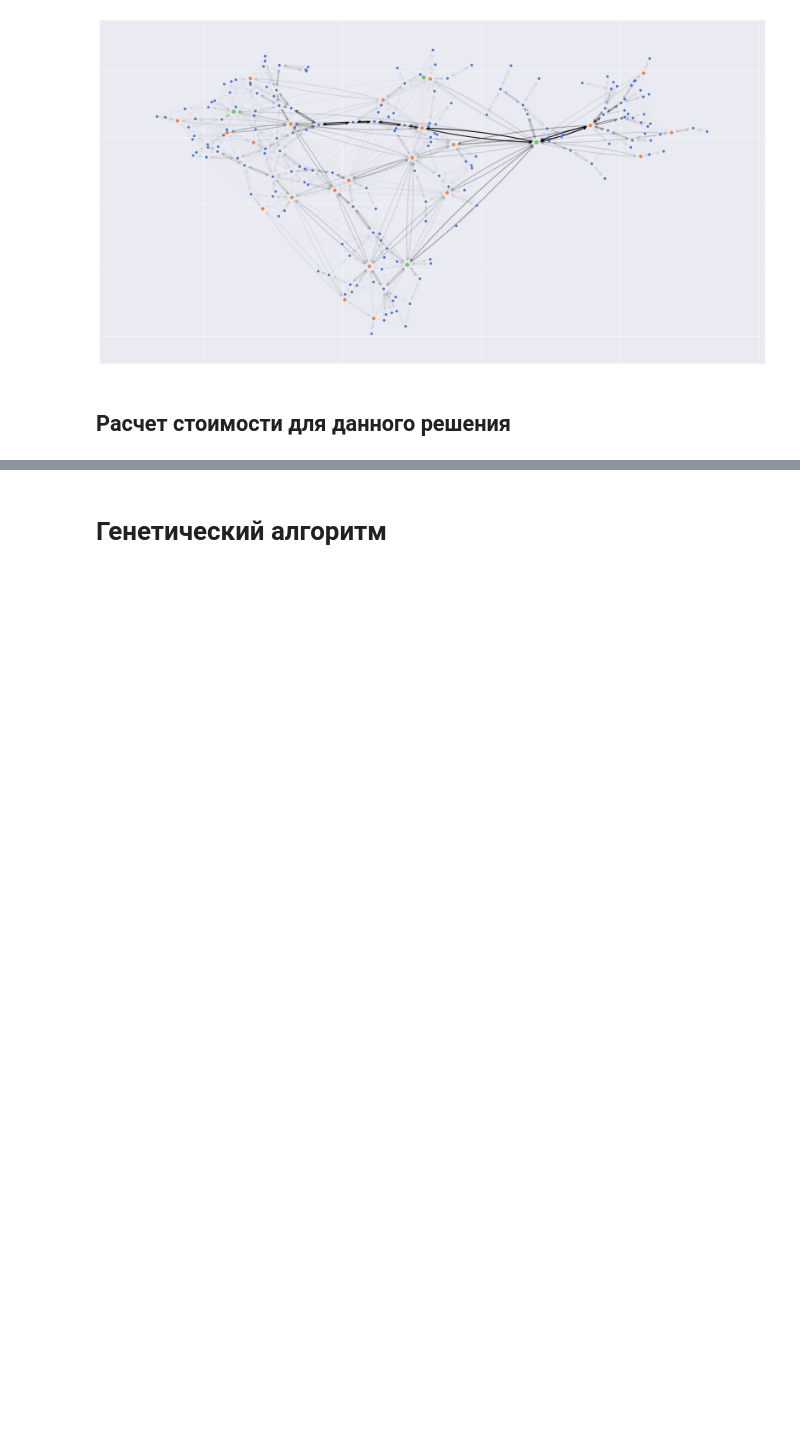
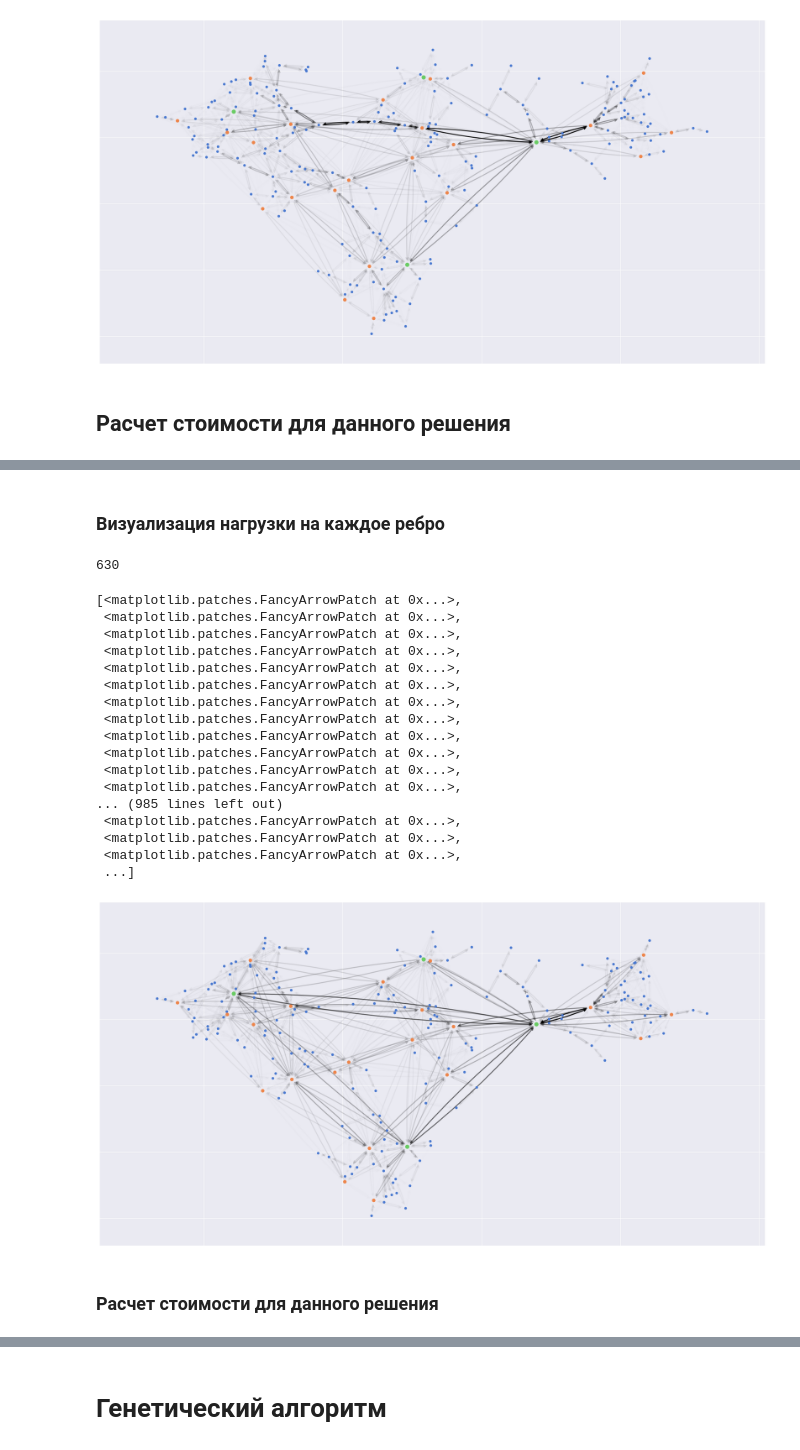
Before and after one commit to roknyazev/dp, a Jupyter notebook: genetic.ipynb, the cells around one changed output, grey strips where cells are left out. Cells and saved outputs as stored; diff of their text form; code cells hidden in the pictures; blank space fills up the shorter version.

```diff
--- a/genetic.ipynb
+++ b/genetic.ipynb
@@ -219,7 +221,7 @@ greedy_payload = dict(zip(G.edges, [0] * len(G.edges)))
 paths = []
 used_edges = []
 i = 0
-greedy_part = 0.1
+greedy_part = 0.5
 for order in tqdm(orders):
     order_prices = {}
     for edge, payload in greedy_payload.items():
@@ -324,0 +331,31 @@ Price:  14733.225238490842
+# %%
+paths = [nx.shortest_path(G, x[0], x[1], 'dist') for x in tqdm(orders)]
+orders_paths = dict(zip(orders, paths))
+used_edges = list(chain(*[edges_from_path(x) for x in tqdm(paths)]))
+
+used_edges_payload = Counter(used_edges)
+
+paths_final = []
+used_edges_final = []
+for order, path in tqdm(orders_paths.items()):
+    for edge in edges_from_path(path):
+        used_edges_payload[edge] -= 1
+    order_price_on_edges = {}
+    for edge, payload in used_edges_payload.items():
+        edge_attributes = G[edge[0]][edge[1]]
+        predicted_price = graph.calc_price(edge_attributes['type'], edge_attributes['dist'], payload + 1)
+        actual_price = graph.calc_price(edge_attributes['type'], edge_attributes['dist'], payload)
+        order_price_on_edge = predicted_price - actual_price
+        order_price_on_edges[edge] = order_price_on_edge
+
+    nx.set_edge_attributes(G, order_price_on_edges, 'greedy_price2')
+    path = nx.shortest_path(G, order[0], order[1], 'greedy_price2')
+    paths_final.append(path)
+    path_edges = edges_from_path(path)
+    for edge in path_edges:
+        used_edges_payload[edge] += 1
+        used_edges_final.append(edge)
+
+print('Used edges count: ', len(used_edges_final))
+used_edges_payload_final = Counter(used_edges_final)
+used_edges_payload_final
@@ -324,0 +381,34 @@ Price:  14733.225238490842
+# %% [markdown]
+### Визуализация нагрузки на каждое ребро
+# %%
+edge_colors = {}
+max_edges_payload = max(used_edges_payload_final.values())
+print(max_edges_payload)
+for edge, payload in tqdm(used_edges_payload_final.items()):
+    # edge_type = G[edge[0]][edge[1]]['type']
+    # edge_colors[edge] = (*node_palette[edge_type], payload / max(used_edges_payload.values()))
+    edge_colors[edge] = (0, 0, 0, payload / max_edges_payload)
+draw_graph(['nodes'])
+nx.draw_networkx_edges(G, pos=pos, arrows=True, width=2, edge_color=edge_colors.values(), edgelist=edge_colors.keys(), connectionstyle='arc3, rad = 0.05', arrowstyle='->')
+# %% [output]
+630
+[<matplotlib.patches.FancyArrowPatch at 0x...>,
+ <matplotlib.patches.FancyArrowPatch at 0x...>,
+ <matplotlib.patches.FancyArrowPatch at 0x...>,
+ <matplotlib.patches.FancyArrowPatch at 0x...>,
+ <matplotlib.patches.FancyArrowPatch at 0x...>,
+ <matplotlib.patches.FancyArrowPatch at 0x...>,
+ <matplotlib.patches.FancyArrowPatch at 0x...>,
+ <matplotlib.patches.FancyArrowPatch at 0x...>,
+ <matplotlib.patches.FancyArrowPatch at 0x...>,
+ <matplotlib.patches.FancyArrowPatch at 0x...>,
+ <matplotlib.patches.FancyArrowPatch at 0x...>,
+ <matplotlib.patches.FancyArrowPatch at 0x...>,
+... (985 lines left out)
+ <matplotlib.patches.FancyArrowPatch at 0x...>,
+ <matplotlib.patches.FancyArrowPatch at 0x...>,
+ <matplotlib.patches.FancyArrowPatch at 0x...>,
+ ...]
+[figure, added]
+# %% [markdown]
+### Расчет стоимости для данного решения
```
Also changed, not shown: parts of 15 cells of this notebook.
